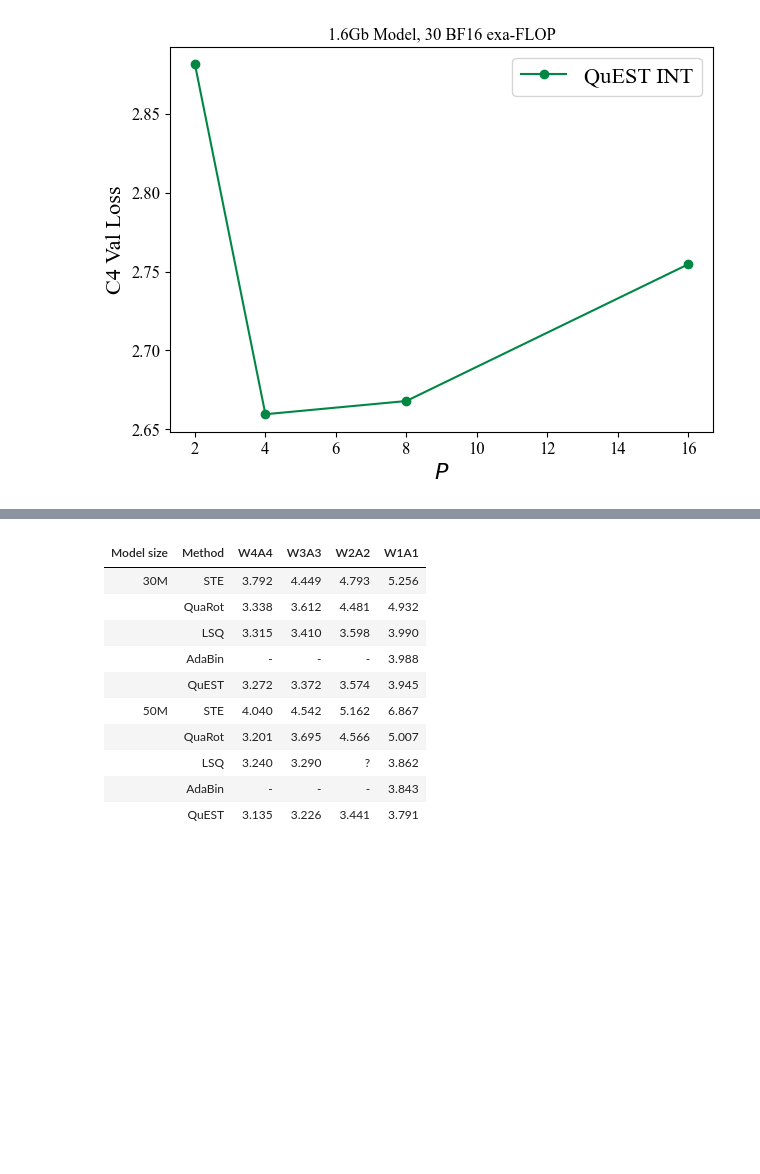
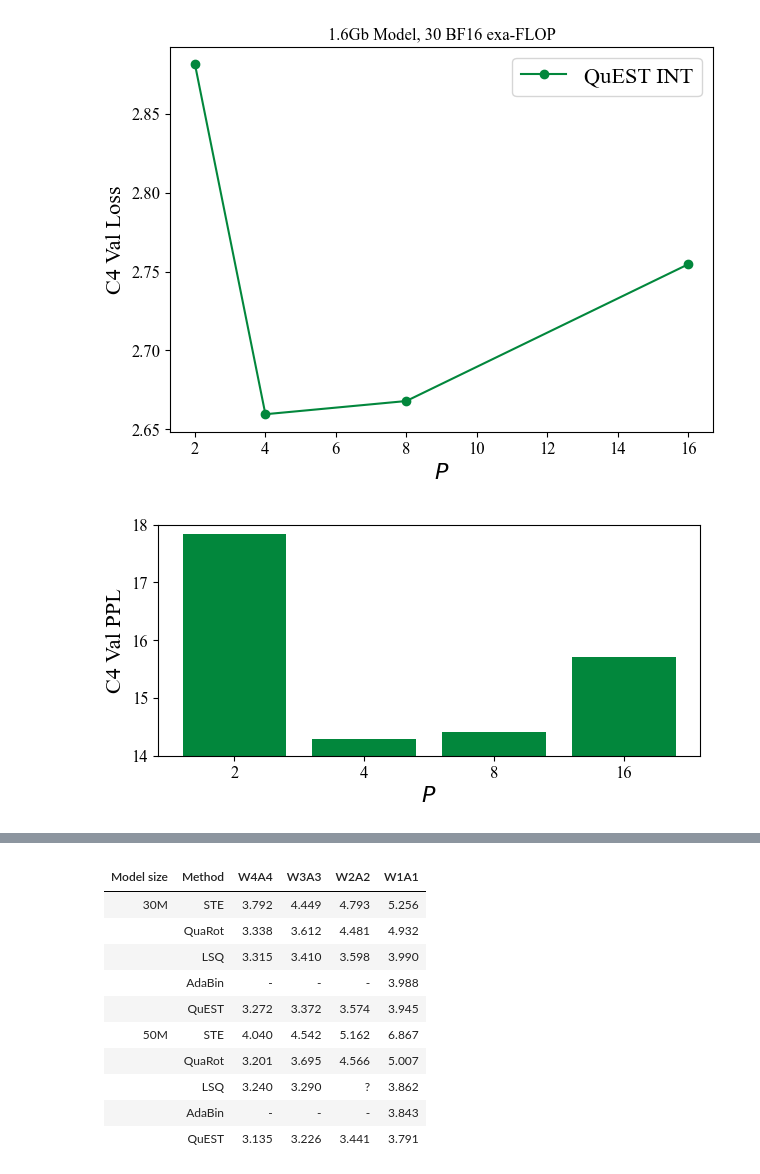
Before and after one commit to IST-DASLab/QuEST, a Jupyter notebook: notebooks/plots.ipynb, the cells around one changed output, grey strips where cells are left out. Saved outputs shown, nothing was run; the diff lists cells and outputs as text; code cells hidden in the pictures; blank space fills up the shorter version.

```diff
--- a/notebooks/plots.ipynb
+++ b/notebooks/plots.ipynb
@@ -1570,6 +1572,36 @@ plt.savefig("../figures/iso_size_compute.pdf", bbox_inches="tight")
 plt.show()
 # %% [output]
 [figure]
+# %%
+bits_to_loss = {
+    2: 2.8813281059265137,
+    4: 2.659615993499756,
+    8: 2.6679744720458984,
+    16: 2.7545740604400635
+}
+
+# Create bar plot with evenly spaced bars
+fig, ax = plt.subplots(figsize=(7, 3))
+bits = sorted(bits_to_loss.keys())
+ppls = [np.exp(bits_to_loss[b]) for b in bits]
+x_pos = range(len(bits))  # evenly spaced positions
+
+ax.bar(x_pos, ppls, color=green_color)
+
+# Labels and title
+ax.set_xlabel(r"$P$")
+ax.set_ylabel("C4 Val PPL")
+# ax.set_title("1.6Gb Model, 30 BF16 exa-FLOP")
+ax.set_xticks(x_pos)
+ax.set_xticklabels(bits)
+
+ax.set_ylim(14, 18)
+
+# Save and show
+plt.savefig("../figures/ppl_poster.pdf", bbox_inches="tight", transparent=True)
+plt.show()
+# %% [output]
+[figure, added]
 # %%
 import wandb
 import numpy as np
```
Also changed, not shown: parts of 6 cells of this notebook.
